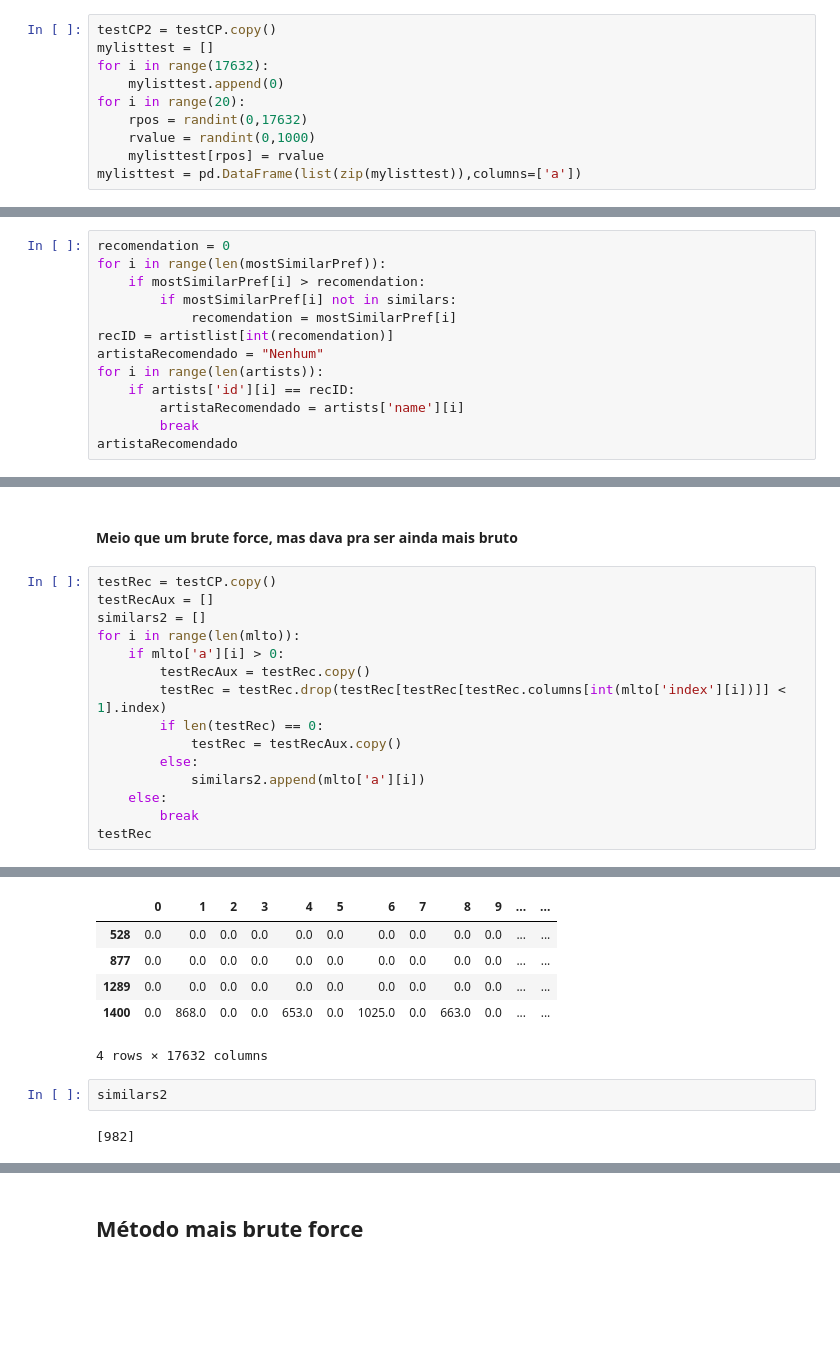
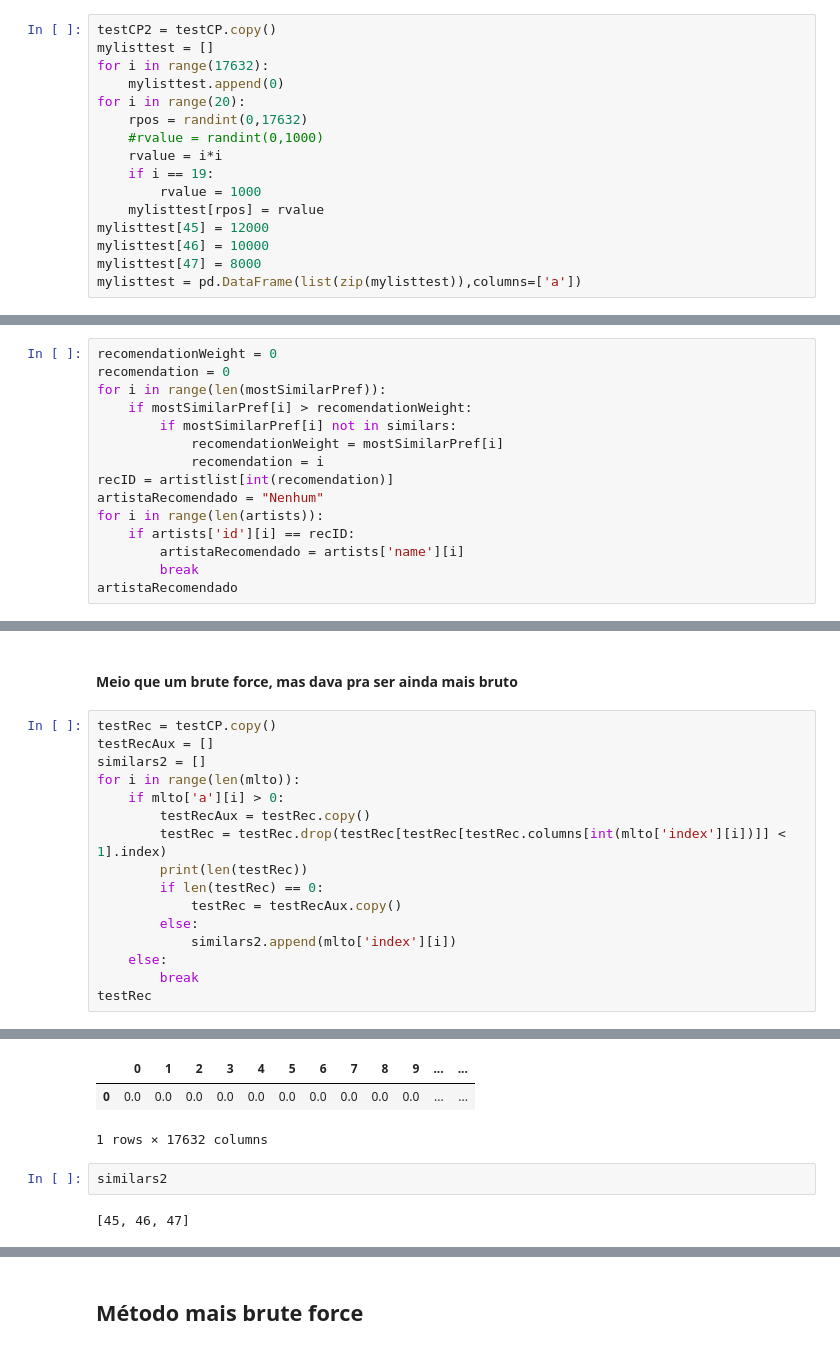
Before and after one commit to bvcl/MinWebProject, a Jupyter notebook: Recommender.ipynb, the cells around one changed output, grey strips where cells are left out. Drawn from its saved outputs; the diff is of its cells as text; blank space fills up the shorter version.

```diff
--- a/Recommender.ipynb
+++ b/Recommender.ipynb
@@ -72,8 +72,14 @@ for i in range(17632):
     mylisttest.append(0)
 for i in range(20):
     rpos = randint(0,17632)
-    rvalue = randint(0,1000)
+    #rvalue = randint(0,1000)
+    rvalue = i*i
+    if i == 19:
+        rvalue = 1000
     mylisttest[rpos] = rvalue
+mylisttest[45] = 12000
+mylisttest[46] = 10000
+mylisttest[47] = 8000
 mylisttest = pd.DataFrame(list(zip(mylisttest)),columns=['a'])
 # %%
 neighbors = nbrs.kneighbors([mylisttest['a']])
@@ -97,9 +124,11 @@ similars
 # %%
+recomendationWeight = 0
 recomendation = 0
 for i in range(len(mostSimilarPref)):
-    if mostSimilarPref[i] > recomendation:
+    if mostSimilarPref[i] > recomendationWeight:
         if mostSimilarPref[i] not in similars:
-            recomendation = mostSimilarPref[i]
+            recomendationWeight = mostSimilarPref[i]
+            recomendation = i
 recID = artistlist[int(recomendation)]
 artistaRecomendado = "Nenhum"
 for i in range(len(artists)):
@@ -121,10 +150,11 @@ for i in range(len(mlto)):
     if mlto['a'][i] > 0:
         testRecAux = testRec.copy()
         testRec = testRec.drop(testRec[testRec[testRec.columns[int(mlto['index'][i])]] < 1].index)
+        print(len(testRec))
         if len(testRec) == 0:
             testRec = testRecAux.copy()
         else:
-            similars2.append(mlto['a'][i])
+            similars2.append(mlto['index'][i])
     else:
         break
 testRec
@@ -132,13 +179,10 @@ testRec
 |  | 0 | 1 | 2 | 3 | 4 | 5 | 6 | 7 | 8 | 9 | ... | ... |
-| 528 | 0.0 | 0.0 | 0.0 | 0.0 | 0.0 | 0.0 | 0.0 | 0.0 | 0.0 | 0.0 | ... | ... |
-| 877 | 0.0 | 0.0 | 0.0 | 0.0 | 0.0 | 0.0 | 0.0 | 0.0 | 0.0 | 0.0 | ... | ... |
-| 1289 | 0.0 | 0.0 | 0.0 | 0.0 | 0.0 | 0.0 | 0.0 | 0.0 | 0.0 | 0.0 | ... | ... |
-| 1400 | 0.0 | 868.0 | 0.0 | 0.0 | 653.0 | 0.0 | 1025.0 | 0.0 | 663.0 | 0.0 | ... | ... |
+| 0 | 0.0 | 0.0 | 0.0 | 0.0 | 0.0 | 0.0 | 0.0 | 0.0 | 0.0 | 0.0 | ... | ... |
-4 rows × 17632 columns
+1 rows × 17632 columns
 # %%
 similars2
 # %% [output]
-[982]
+[45, 46, 47]
 # %%
 testCP3 = testCP.copy()
 mostSimilarPref2 = testCP3.T[testRec.index[0]]
```
Also changed, not shown: parts of 18 cells of this notebook.
